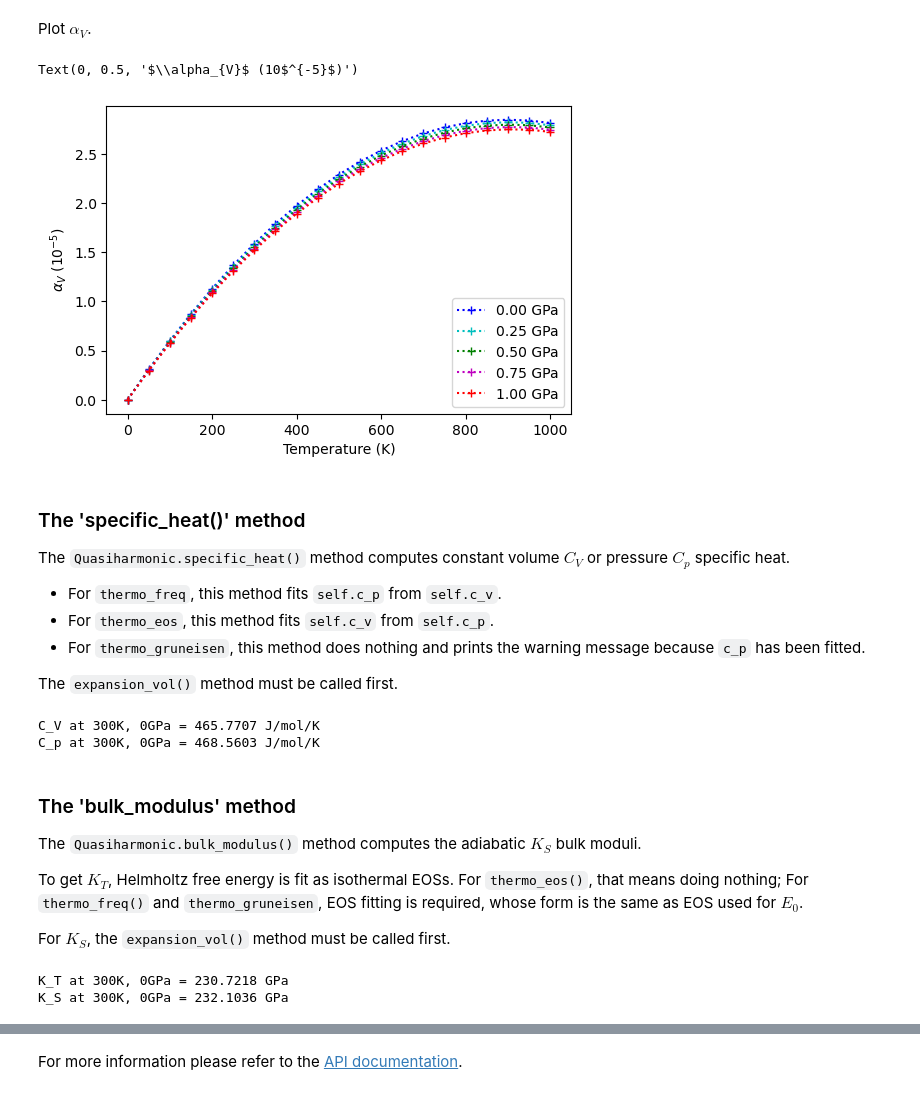
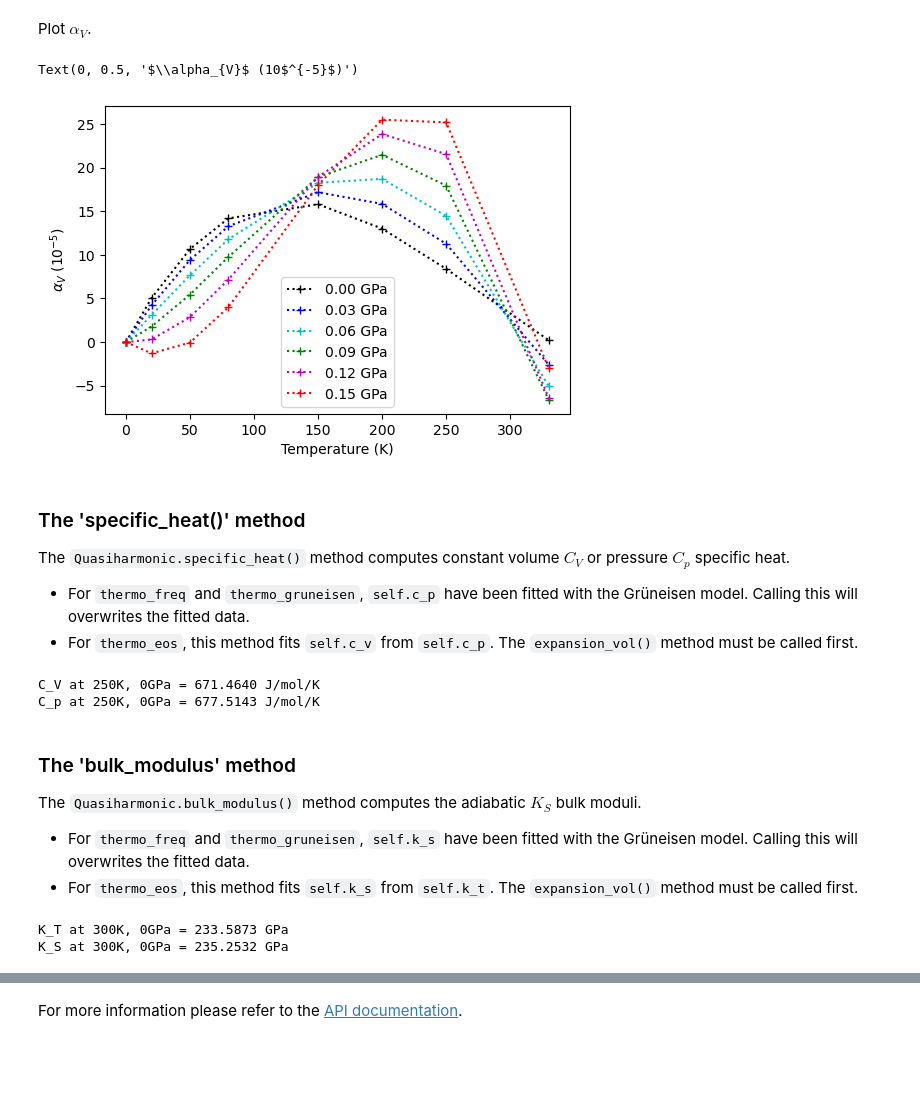
Before and after one commit to Spica-Vir/CRYSTALpytools-dev, a Jupyter notebook: examples/thermodynamics/qha.ipynb, the cells around one changed output, grey strips where cells are left out. Saved outputs shown, nothing was run; the diff lists cells and outputs as text; code cells hidden in the pictures; blank space fills up the shorter version.

```diff
--- a/examples/thermodynamics/qha.ipynb
+++ b/examples/thermodynamics/qha.ipynb
@@ -231,15 +267,7 @@ With `plot` option, the user can inspect the quality of fittings from the output
 import numpy as np
 from CRYSTALpytools.thermodynamics import Quasi_harmonic
 
-file = 'qha_corundumG.out'
-T = np.linspace(0, 1000, 21)
-p = np.linspace(0, 1, 5)
-
-freq = Quasi_harmonic().from_file(file, source='crystal-QHA')
-freq.thermo_freq(temperature=T, pressure=p, eos_method='birch_murnaghan',
-                 poly_order=3, min_method='BFGS')
-
-freq.expansion_vol(poly_order=[2, 3, 4], plot=True,
-                   fit_fig='qha_corundumG.png')
+obj = Quasi_harmonic.restart('qha_FreqFit.yaml')
+obj.expansion_vol(poly_order=[2, 3, 4], plot=True, fit_fig='qha_paracetamolG.png')
 # %% [output]
 <CRYSTALpytools.thermodynamics.Quasi_harmonic at 0x...>
@@ -249,75 +277,54 @@ Plot $\alpha_{V}$.
 # %%
 import matplotlib.pyplot as plt
 
 fig, ax = plt.subplots(1, 1, figsize=(6, 4))
-style = ['+:b', '+:c', '+:g', '+:m', '+:r']
-for alpha, stl, p in zip(freq.alpha_v, style, freq.pressure):
-    ax.plot(T, alpha*1e5, stl, label='{:.2f} GPa'.format(p))
+style = ['+:k', '+:b', '+:c', '+:g', '+:m', '+:r']
+for alpha, stl, p in zip(obj.alpha_v, style, obj.pressure):
+    ax.plot(obj.temperature, alpha*1e5, stl, label='{:.2f} GPa'.format(p))
 
-ax.legend(loc='lower right')
+ax.legend(loc='lower center')
 ax.set_xlabel('Temperature (K)')
 ax.set_ylabel(r'$\alpha_{V}$ (10$^{-5}$)')
 # %% [output]
 Text(0, 0.5, '$\\alpha_{V}$ (10$^{-5}$)')
-[figure, old version]
+[figure, new version]
 # %% [markdown]
 ### The 'specific_heat()' method
 
 The `Quasiharmonic.specific_heat()` method computes constant volume $C_{V}$ or pressure $C_{p}$ specific heat.
 
-* For `thermo_freq`, this method fits `self.c_p` from `self.c_v`.
-* For `thermo_eos`, this method fits `self.c_v` from `self.c_p`.
-* For `thermo_gruneisen`, this method does nothing and prints the warning message because `c_p` has been fitted.
-
-The `expansion_vol()` method must be called first.
+* For `thermo_freq` and `thermo_gruneisen`, `self.c_p` have been fitted with the Grüneisen model. Calling this will overwrites the fitted data.
+* For `thermo_eos`, this method fits `self.c_v` from `self.c_p`. The `expansion_vol()` method must be called first.
 # %%
 import numpy as np
 from CRYSTALpytools.thermodynamics import Quasi_harmonic
 
-file = 'qha_corundumG.out'
-T = np.linspace(0, 1000, 21)
-p = np.linspace(0, 1, 5)
+obj = Quasi_harmonic.restart('qha_EoSFit.yaml')
+obj.expansion_vol(poly_order=3, plot=False)
+obj.specific_heat()
 
-freq = Quasi_harmonic().from_file(file, source='crystal-QHA')
-freq.thermo_freq(temperature=T, pressure=p,
-                 eos_method='birch_murnaghan', poly_order=3,
-                 min_method='BFGS')
-
-freq.expansion_vol(poly_order=3, plot=False)
-freq.specific_heat()
-
-print('C_V at 300K, 0GPa = {:.4f} J/mol/K'.format(freq.c_v[0, 6]))
-print('C_p at 300K, 0GPa = {:.4f} J/mol/K'.format(freq.c_p[0, 6]))
+print('C_V at 250K, 0GPa = {:.4f} J/mol/K'.format(obj.c_v[0, 6]))
+print('C_p at 250K, 0GPa = {:.4f} J/mol/K'.format(obj.c_p[0, 6]))
 # %% [output]
-C_V at 300K, 0GPa = 465.7707 J/mol/K
-C_p at 300K, 0GPa = 468.5603 J/mol/K
+C_V at 250K, 0GPa = 671.4640 J/mol/K
+C_p at 250K, 0GPa = 677.5143 J/mol/K
 # %% [markdown]
 ### The 'bulk_modulus' method
 
 The `Quasiharmonic.bulk_modulus()` method computes the adiabatic $K_{S}$ bulk moduli.
 
-To get $K_{T}$, Helmholtz free energy is fit as isothermal EOSs. For `thermo_eos()`, that means doing nothing; For `thermo_freq()` and `thermo_gruneisen`, EOS fitting is required, whose form is the same as EOS used for $E_{0}$.
-
-For $K_{S}$, the `expansion_vol()` method must be called first.
+* For `thermo_freq` and `thermo_gruneisen`, `self.k_s` have been fitted with the Grüneisen model. Calling this will overwrites the fitted data.
+* For `thermo_eos`, this method fits `self.k_s` from `self.k_t`. The `expansion_vol()` method must be called first.
 # %%
 import numpy as np
 from CRYSTALpytools.thermodynamics import Quasi_harmonic
 
-file = 'qha_corundumG.out'
-T = np.linspace(0, 1000, 21)
-p = np.linspace(0, 1, 5)
+obj = Quasi_harmonic.restart('qha_GruFit.yaml')
+obj.bulk_modulus()
 
-freq = Quasi_harmonic().from_file(file, source='crystal-QHA')
-freq.thermo_freq(temperature=T, pressure=p,
-                 eos_method='birch_murnaghan', poly_order=3,
-                 min_method='BFGS')
-
-freq.expansion_vol(poly_order=3, plot=False)
-freq.bulk_modulus(adiabatic=True)
-
-print('K_T at 300K, 0GPa = {:.4f} GPa'.format(freq.k_t[0, 6]))
-print('K_S at 300K, 0GPa = {:.4f} GPa'.format(freq.k_s[0, 6]))
+print('K_T at 300K, 0GPa = {:.4f} GPa'.format(obj.k_t[0, 6]))
+print('K_S at 300K, 0GPa = {:.4f} GPa'.format(obj.k_s[0, 6]))
 # %% [output]
-K_T at 300K, 0GPa = 230.7218 GPa
-K_S at 300K, 0GPa = 232.1036 GPa
+K_T at 300K, 0GPa = 233.5873 GPa
+K_S at 300K, 0GPa = 235.2532 GPa
 # %% [markdown]
```
Also changed, not shown: parts of 28 cells of this notebook, 9 other files.
